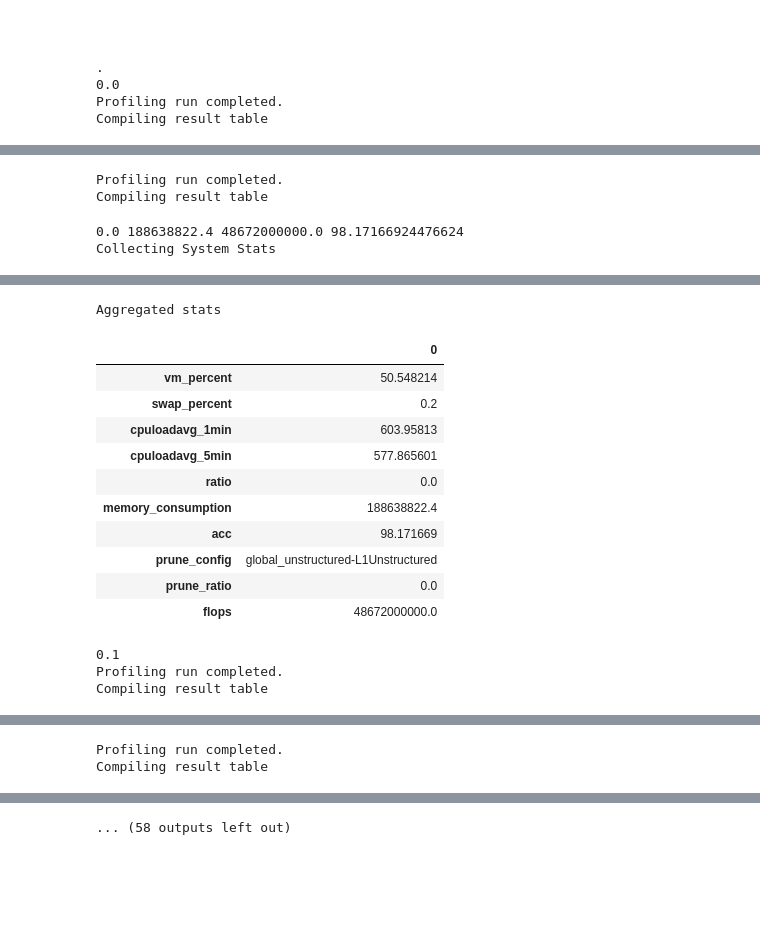
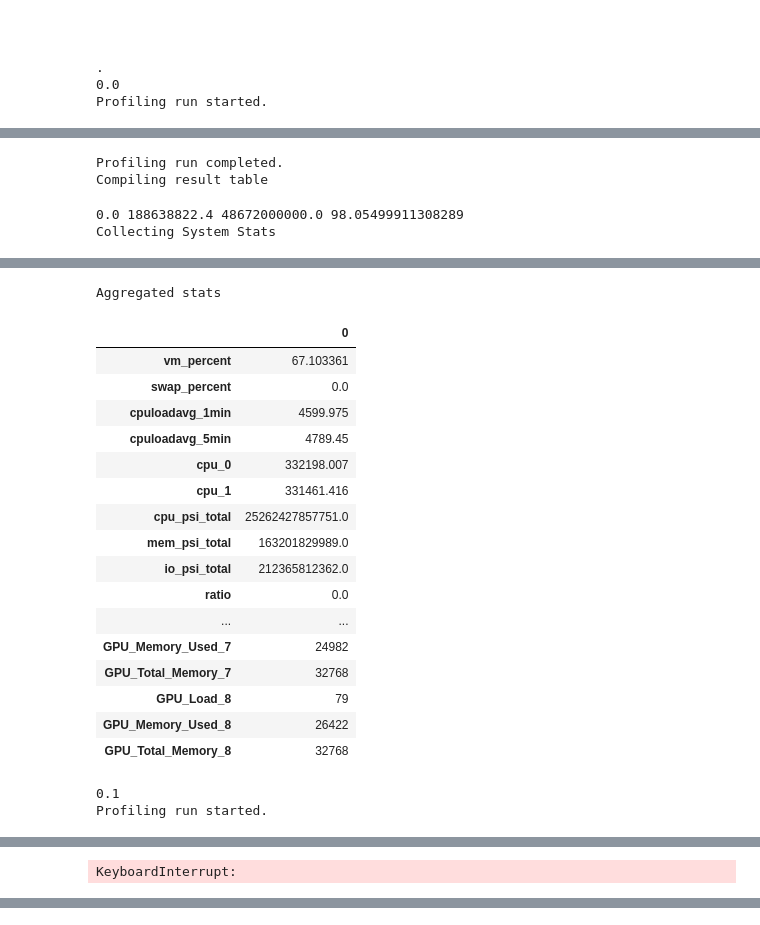
Before and after one commit to vaisakh-sudheesh/E0-294_Project-CausalModellingPruning, a Jupyter notebook: PruningStatsGatherer.ipynb, the cells around one changed output, grey strips where cells are left out. Saved outputs shown, nothing was run; the diff lists cells and outputs as text; code cells hidden in the pictures; blank space fills up the shorter version.

```diff
--- a/PruningStatsGatherer.ipynb
+++ b/PruningStatsGatherer.ipynb
@@ -3,7 +3,9 @@ import torch
 import torch.nn as nn
 import torch.optim as optim
 import torchvision
-
+import subprocess
+import platform
+import re
 
 print(torch.cuda.is_available())
 if torch.cuda.is_available():
@@ -12,11 +14,13 @@ else:
     print("Cuda Can't be found")
 
 # Just the device selection options
-device = (
-    "cuda" if torch.cuda.is_available()
+device = torch.device(
+    "cuda:7" if torch.cuda.is_available()
     else "mps" if torch.backends.mps.is_available()
     else "cpu"
 )
+# device = torch.device("cpu"
+# )
 print(f"Using {device} device")
 # %% [output]
 True
@@ -83,13 +87,13 @@ def load_model():
     optimizer = optim.Adam(model.parameters())
     loss_fn = nn.CrossEntropyLoss()
 
-    MODEL_FILENAME='/home/vaisakh/developer/SysML/Project/PruningTest/model.sav'
+    MODEL_FILENAME='/data/home/snigdhas/SysMLProject/PruningTest-dev/model.sav'
     if (os.path.isfile(MODEL_FILENAME) != True):
         __train__(model, 10)
         torch.save(model.state_dict(),MODEL_FILENAME)
         print (f'Model saved to {MODEL_FILENAME}')
     else:
-        model.load_state_dict(torch.load(MODEL_FILENAME))
+        model.load_state_dict(torch.load(MODEL_FILENAME,map_location=device))
         model.to(device)
         model.eval()
 
@@ -248,11 +494,16 @@ from torch.profiler import profile, record_function, ProfilerActivity
 # COLUMN_NAMES = ['prune-config', 'prune-ratio','vm-percent','swap-percent','cpuloadavg-1min', 'cpuloadavg-5min', 'ratio','memory_consumption','acc']
 df_final = pd.DataFrame()
 load_model()
+chipset_name = get_chipset_info()
+arch = get_arch()
+l1_size, l2_size = get_cache_sizes()
+ddr_info = get_ddr_info()
+gpu_stats = get_gpu_load_and_memory_used()
 for ratio in np.arange(0.0,1.0,0.1):
     statsMon = SystemStatsGatherer()
     statsMon.startSampling()
     ratio = round(ratio,2)
-    print (ratio )
+    print (ratio)
     parameters = ((model.conv1, "weight"),(model.conv2, "weight"),(model.fc1, "weight"),(model.fc2, "weight"),)
     prune.global_unstructured(parameters,pruning_method=prune.L1Unstructured,amount=ratio,)
     for items in parameters:
@@ -260,7 +511,7 @@ for ratio in np.arange(0.0,1.0,0.1):
         prune.remove(items[0],items[1])
 
     prof = torch.profiler.profile(activities=[ProfilerActivity.CPU, ProfilerActivity.CUDA, torch.profiler.ProfilerActivity],profile_memory=True, record_shapes=True,with_flops=True)
-    print ('Profiling run completed.\nCompiling result table')
+    print ('Profiling run started.')
     prof.start()
     acc = __test__(model)
     prof.stop()
@@ -277,7 +528,7 @@ for ratio in np.arange(0.0,1.0,0.1):
             prof_result__ += line
     prof_result_back = prof_result__
     # print (prof_result_back)
-    df = pd.read_csv(io.StringIO(prof_result_back), sep="\s\s+")
+    df = pd.read_csv(io.StringIO(prof_result_back), sep=r"\s\s+")
 
     # pd.set_option('display.max_rows', 500)
     # display(df)
@@ -299,7 +550,7 @@ for ratio in np.arange(0.0,1.0,0.1):
     statsMon.stopSampling()
     print('Collecting System Stats')
     df_stats = pd.DataFrame.from_dict(statsMon.getReadings())
-    agg_df = df_stats[['vm_percent','swap_percent','cpuloadavg_1min', 'cpuloadavg_5min']]
+    agg_df = df_stats[['vm_percent','swap_percent','cpuloadavg_1min', 'cpuloadavg_5min', 'cpu_0', 'cpu_1', 'cpu_psi_total', 'mem_psi_total', 'io_psi_total']]
     agg_df__ =  agg_df.mean()
     agg_df__['ratio'] = ratio
     agg_df__['memory_consumption'] = memory_consumption
@@ -307,6 +558,22 @@ for ratio in np.arange(0.0,1.0,0.1):
     agg_df__['prune_config'] = 'global_unstructured-L1Unstructured'
     agg_df__['prune_ratio'] = ratio
     agg_df__['flops'] = flops
+    agg_df__['chipset_name'] = chipset_name
+    agg_df__['arch'] = arch
+    agg_df__['l1_size'] = l1_size
+    agg_df__['l2_size'] = l2_size
+
+
+    for i, ddr in enumerate(ddr_info):
+        for key, value in ddr.items():
+            column_name = f'{key}_{i+1}'
+            agg_df__[column_name] = value
+
+    for i, gpu_info in enumerate(gpu_stats):
+        for key, value in gpu_info.items():
+            column_name = f'{key}_{i+1}'
+            agg_df__[column_name] = value
+
 
     display(agg_df__)
     df_final = pd.concat([df_final,agg_df__], axis=1)
@@ -317,5 +584,4 @@ del model, loss_fn, optimizer
 # %% [output]
 .
 0.0
-Profiling run completed.
-Compiling result table
+Profiling run started.
@@ -325,4 +591,4 @@ STAGE:2024-03-31 05:39:27 864071:864071 ActivityProfilerController.cpp:324] Comp
 Profiling run completed.
 Compiling result table
-0.0 188638822.4 48672000000.0 98.17166924476624
+0.0 188638822.4 48672000000.0 98.05499911308289
 Collecting System Stats
@@ -339,16 +611,21 @@ flops                                      48672000000.0
 dtype: object
 Aggregated stats
 |  | 0 |
-| vm_percent | 50.548214 |
-| swap_percent | 0.2 |
-| cpuloadavg_1min | 603.95813 |
-| cpuloadavg_5min | 577.865601 |
+| vm_percent | 67.103361 |
+| swap_percent | 0.0 |
+| cpuloadavg_1min | 4599.975 |
+| cpuloadavg_5min | 4789.45 |
+| cpu_0 | 332198.007 |
+| cpu_1 | 331461.416 |
+| cpu_psi_total | 25262427857751.0 |
+| mem_psi_total | 163201829989.0 |
+| io_psi_total | 212365812362.0 |
 | ratio | 0.0 |
-| memory_consumption | 188638822.4 |
-| acc | 98.171669 |
-| prune_config | global_unstructured-L1Unstructured |
-| prune_ratio | 0.0 |
-| flops | 48672000000.0 |
+| ... | ... |
+| GPU_Memory_Used_7 | 24982 |
+| GPU_Total_Memory_7 | 32768 |
+| GPU_Load_8 | 79 |
+| GPU_Memory_Used_8 | 26422 |
+| GPU_Total_Memory_8 | 32768 |
 0.1
-Profiling run completed.
-Compiling result table
+Profiling run started.
@@ -358,2 +635 @@ STAGE:2024-03-31 05:43:47 864071:864071 ActivityProfilerController.cpp:324] Comp
-Profiling run completed.
-Compiling result table
+KeyboardInterrupt:
@@ -373,2 +636 @@ dtype: object
-... (58 outputs left out)
 # %%
```
Also changed, not shown: parts of 5 cells of this notebook, 2 other files.
